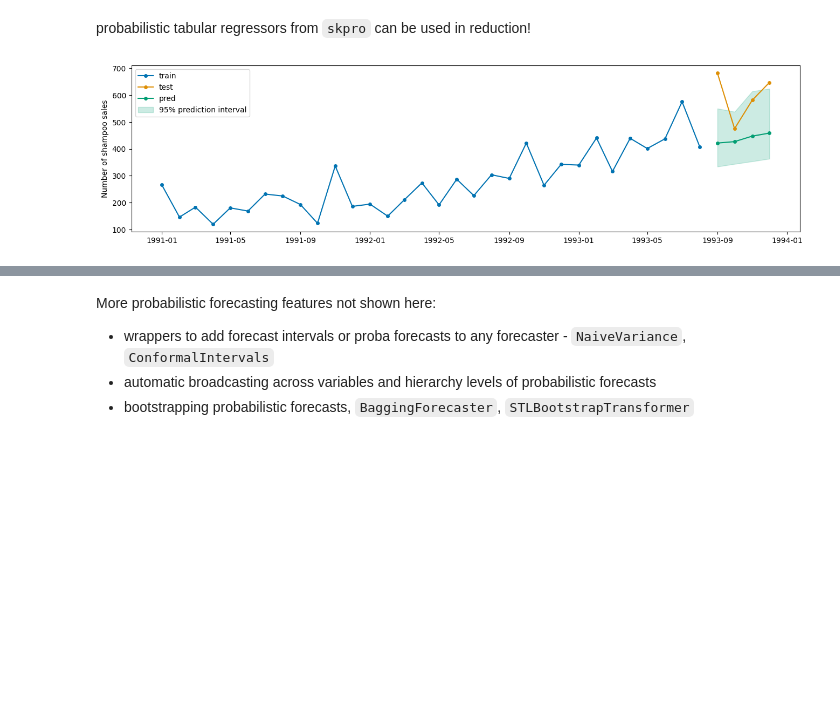
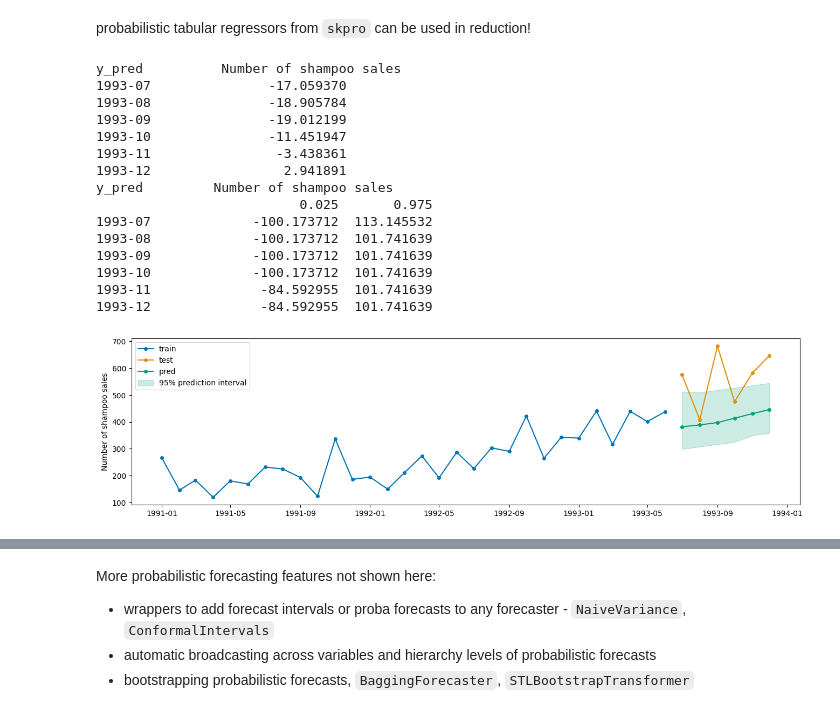
Before and after one commit to sktime/sktime-tutorial-euroscipy2024, a Jupyter notebook: notebooks/01_forecasting.ipynb, the cells around one changed output, grey strips where cells are left out. Cells and saved outputs as stored; diff of their text form; code cells hidden in the pictures; blank space fills up the shorter version.

```diff
--- a/notebooks/01_forecasting.ipynb
+++ b/notebooks/01_forecasting.ipynb
@@ -593,28 +610,43 @@ probabilistic tabular regressors from `skpro` can be used in reduction!
 # %%
 from skpro.regression.dummy import DummyProbaRegressor
 from sktime.forecasting.compose import make_reduction
 from sktime.transformations.series.detrend import Detrender
 
 # 1) define the model
 # detrend and then forecast empirical distribution obtained from sliding windows
 # using direct reduction
 proba_forecaster = Detrender() * make_reduction(DummyProbaRegressor(), strategy="direct")
 
 # 2) Fit on train data
-fh = [1, 2, 3, 4]
+fh = [1, 2, 3, 4, 5, 6]
 proba_forecaster.fit(y_train, fh=fh)
 
 # 3) Use fitted model to predict for a certain forecast horizon (fh)
 y_pred = proba_forecaster.predict(fh)
 
 # 4) Call a probabilistic method after or in place of step 3
 y_pred_int = proba_forecaster.predict_interval(coverage=0.95)
 
 fig, ax = plot_series(
     y_train, y_test, y_pred, labels=["train", "test", "pred"], pred_interval=y_pred_int
 )
 # %% [output]
+y_pred          Number of shampoo sales
+1993-07               -17.059370
+1993-08               -18.905784
+1993-09               -19.012199
+1993-10               -11.451947
+1993-11                -3.438361
+1993-12                 2.941891
+y_pred         Number of shampoo sales
+                          0.025       0.975
+1993-07             -100.173712  113.145532
+1993-08             -100.173712  101.741639
+1993-09             -100.173712  101.741639
+1993-10             -100.173712  101.741639
+1993-11              -84.592955  101.741639
+1993-12              -84.592955  101.741639
-[figure, old version]
+[figure, new version]
 # %%
 y_pred_distr = proba_forecaster.predict_proba()
 y_pred_distr.plot()
```
Also changed, not shown: parts of 12 cells of this notebook.
